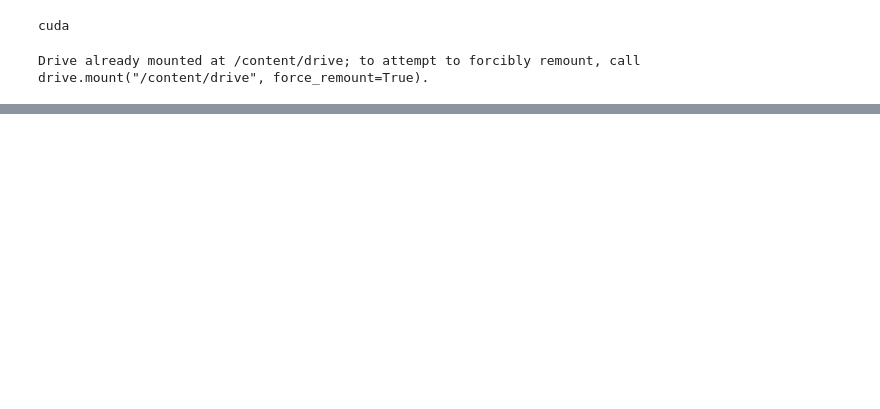
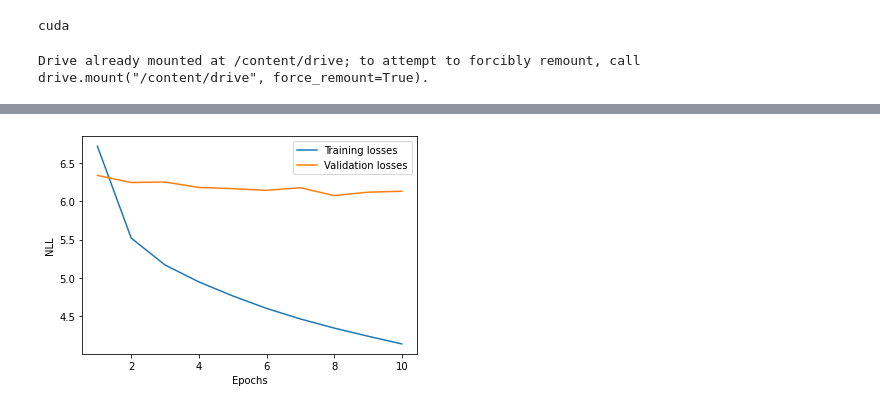
Before and after one commit to jacobrast/11785-hw4p1, a Jupyter notebook: HW4P1.ipynb, the cells around one changed output, grey strips where cells are left out. Saved outputs shown, nothing was run; the diff lists cells and outputs as text; code cells hidden in the pictures; blank space fills up the shorter version.

```diff
--- a/HW4P1.ipynb
+++ b/HW4P1.ipynb
@@ -112,17 +142,17 @@ class DataLoaderForLanguageModeling(DataLoader):
             targets = torch.from_numpy(np.stack(targets))
             yield inputs, targets
 # %%
-#Code to test my dataloader implementation
+# #Code to test my dataloader implementation
 
-loader = DataLoaderForLanguageModeling(
-    dataset=dataset,
-    batch_size=1,
-    seq_length=3,
-    shuffle=True
-)
+# loader = DataLoaderForLanguageModeling(
+#     dataset=dataset,
+#     batch_size=1,
+#     seq_length=3,
+#     shuffle=True
+# )
 
-j = 0
-i, (inputs, targets)  = next(enumerate(loader))
+# j = 0
+# i, (inputs, targets)  = next(enumerate(loader))
 
-print(inputs)
-print(targets)
+# print(inputs)
+# print(targets)
@@ -384,10 +432,3 @@ class TestLanguageModel:
-# %%
-# TODO: define other hyperparameters here
-
-NUM_EPOCHS = 200
-BATCH_SIZE = 32
-EMB_DIM = 32
-HIDDEN_SIZE = 32
 # %%
 run_id = str(int(time.time()))
 if not os.path.exists('./experiments'):
@@ -399,16 +440,16 @@ Saving models, predictions, and generated words to ./experiments/1669375228
 # %%
-model = Model(vocab.size, embedding_dim=EMB_DIM, hidden_size=HIDDEN_SIZE)
+model = Model(vocab.size, embedding_dim=config['emb_dim'], hidden_size=config['hidden_size'])
 
 loader = DataLoaderForLanguageModeling(
     dataset=dataset,
-    batch_size=BATCH_SIZE,
+    batch_size=config['batch_size'],
     shuffle=True,
     seq_length=3
 )
 trainer = Trainer(
     model=model,
     loader=loader,
-    max_epochs=NUM_EPOCHS,
+    max_epochs=config['num_epochs'],
     run_id=run_id
 )
 # %%
@@ -448,13 +493,18 @@ for epoch in range(NUM_EPOCHS):
+# %%
+train_losses = torch.tensor(trainer.train_losses, device = 'cpu')
+val_losses = torch.tensor(trainer.val_losses, device='cpu')
 # %%
 # Don't change these
 # plot training curves
 plt.figure()
-plt.plot(range(1, trainer.epochs + 1), trainer.train_losses, label='Training losses')
-plt.plot(range(1, trainer.epochs + 1), trainer.val_losses, label='Validation losses')
+plt.plot(range(1, trainer.epochs + 1), train_losses, label='Training losses')
+plt.plot(range(1, trainer.epochs + 1), val_losses, label='Validation losses')
 plt.xlabel('Epochs')
 plt.ylabel('NLL')
 plt.legend()
 plt.show()
+# %% [output]
+[figure, added]
 # %%
 # see generated output
 print (trainer.generated[-1]) # get last generated output
```
Also changed, not shown: parts of 16 cells of this notebook.
